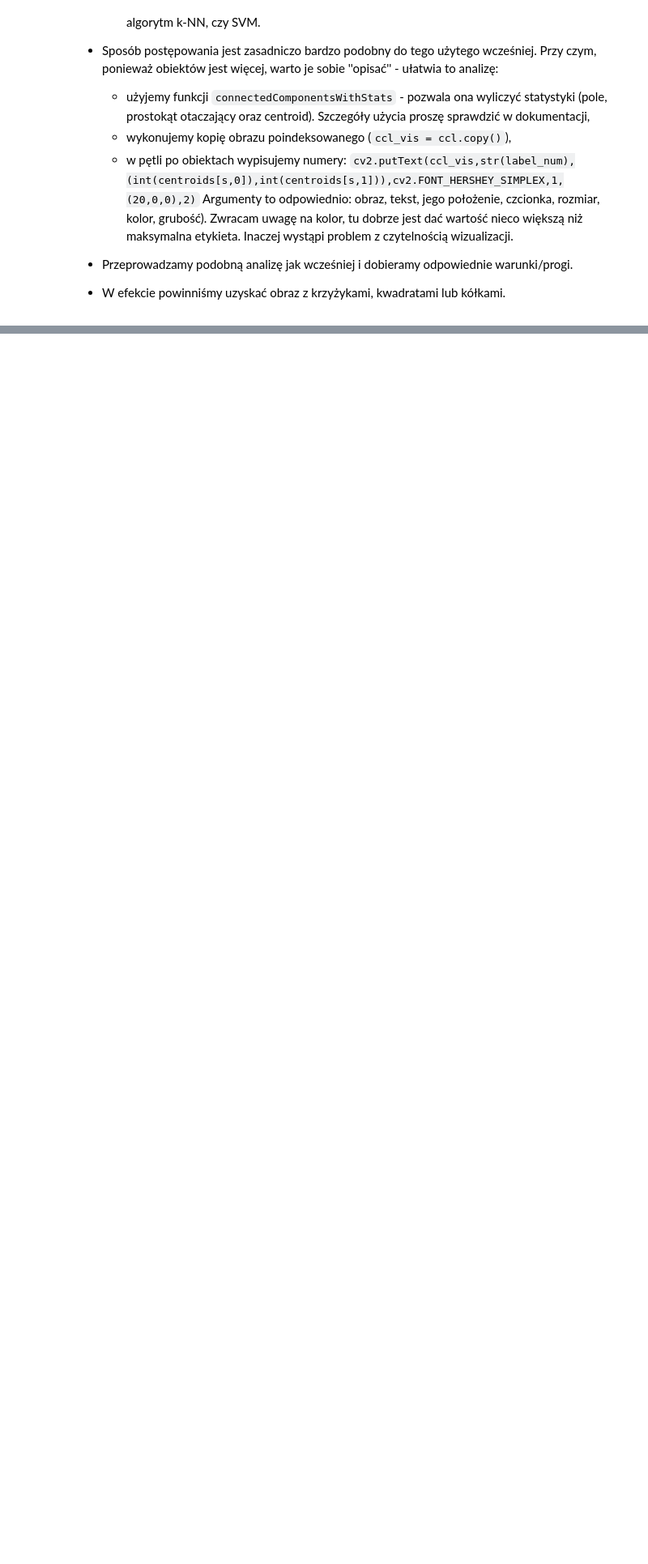
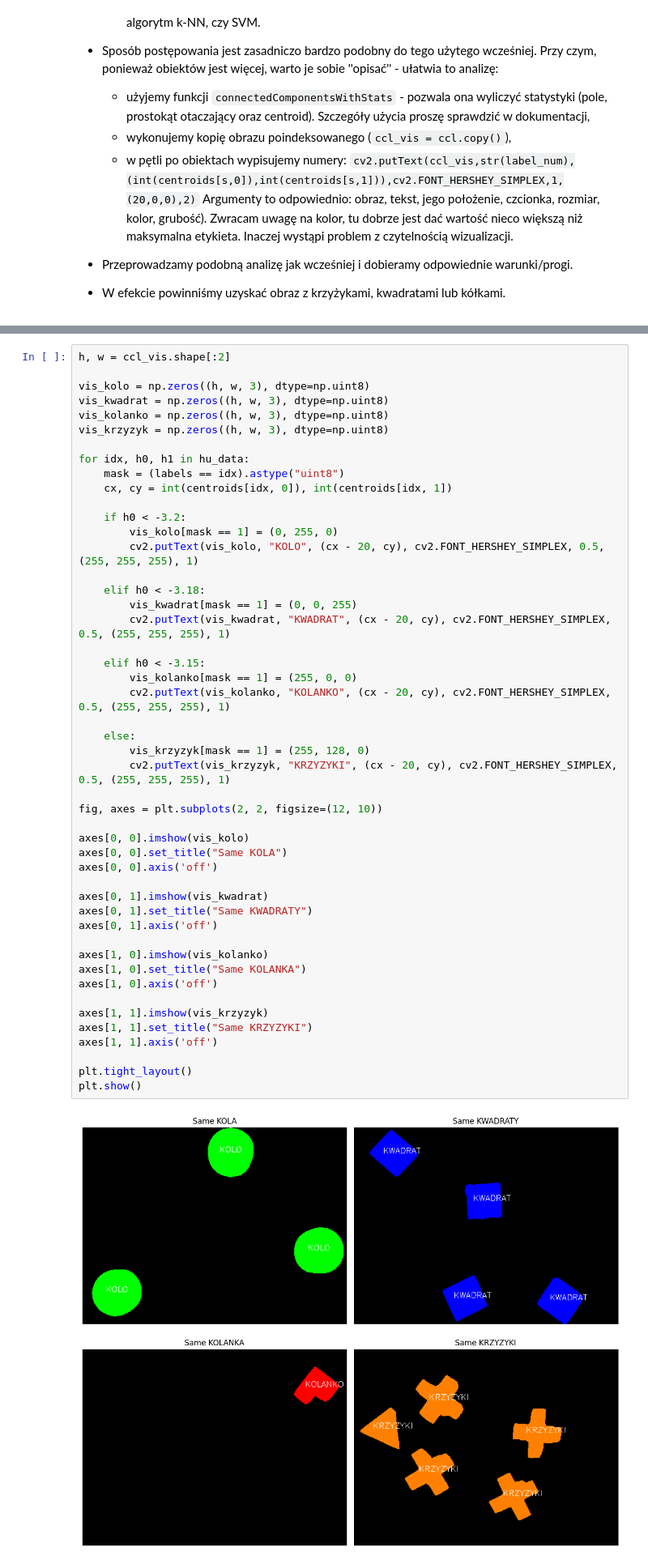
Before and after one commit to epetrycka/POC, a Jupyter notebook: lab_13/13_ccl.ipynb, the cells around one changed output, grey strips where cells are left out. Shown at 81% size. Drawn from its saved outputs; the diff is of its cells as text; blank space fills up the shorter version.

```diff
--- a/lab_13/13_ccl.ipynb
+++ b/lab_13/13_ccl.ipynb
@@ -483,0 +646,50 @@ Etykieta: 7, Moment Hu: [[0. 0. 0. 0. 0. 0. 0.]]
+# %%
+h, w = ccl_vis.shape[:2]
+
+vis_kolo = np.zeros((h, w, 3), dtype=np.uint8)
+vis_kwadrat = np.zeros((h, w, 3), dtype=np.uint8)
+vis_kolanko = np.zeros((h, w, 3), dtype=np.uint8)
+vis_krzyzyk = np.zeros((h, w, 3), dtype=np.uint8)
+
+for idx, h0, h1 in hu_data:
+    mask = (labels == idx).astype("uint8")
+    cx, cy = int(centroids[idx, 0]), int(centroids[idx, 1])
+
+    if h0 < -3.2:
+        vis_kolo[mask == 1] = (0, 255, 0)
+        cv2.putText(vis_kolo, "KOLO", (cx - 20, cy), cv2.FONT_HERSHEY_SIMPLEX, 0.5, (255, 255, 255), 1)
+
+    elif h0 < -3.18:
+        vis_kwadrat[mask == 1] = (0, 0, 255)
+        cv2.putText(vis_kwadrat, "KWADRAT", (cx - 20, cy), cv2.FONT_HERSHEY_SIMPLEX, 0.5, (255, 255, 255), 1)
+
+    elif h0 < -3.15:
+        vis_kolanko[mask == 1] = (255, 0, 0)
+        cv2.putText(vis_kolanko, "KOLANKO", (cx - 20, cy), cv2.FONT_HERSHEY_SIMPLEX, 0.5, (255, 255, 255), 1)
+
+    else:
+        vis_krzyzyk[mask == 1] = (255, 128, 0)
+        cv2.putText(vis_krzyzyk, "KRZYZYKI", (cx - 20, cy), cv2.FONT_HERSHEY_SIMPLEX, 0.5, (255, 255, 255), 1)
+
+fig, axes = plt.subplots(2, 2, figsize=(12, 10))
+
+axes[0, 0].imshow(vis_kolo)
+axes[0, 0].set_title("Same KOLA")
+axes[0, 0].axis('off')
+
+axes[0, 1].imshow(vis_kwadrat)
+axes[0, 1].set_title("Same KWADRATY")
+axes[0, 1].axis('off')
+
+axes[1, 0].imshow(vis_kolanko)
+axes[1, 0].set_title("Same KOLANKA")
+axes[1, 0].axis('off')
+
+axes[1, 1].imshow(vis_krzyzyk)
+axes[1, 1].set_title("Same KRZYZYKI")
+axes[1, 1].axis('off')
+
+plt.tight_layout()
+plt.show()
+# %% [output]
+[figure, added]
```
Also changed, not shown: parts of 6 cells of this notebook, 1 other file.
